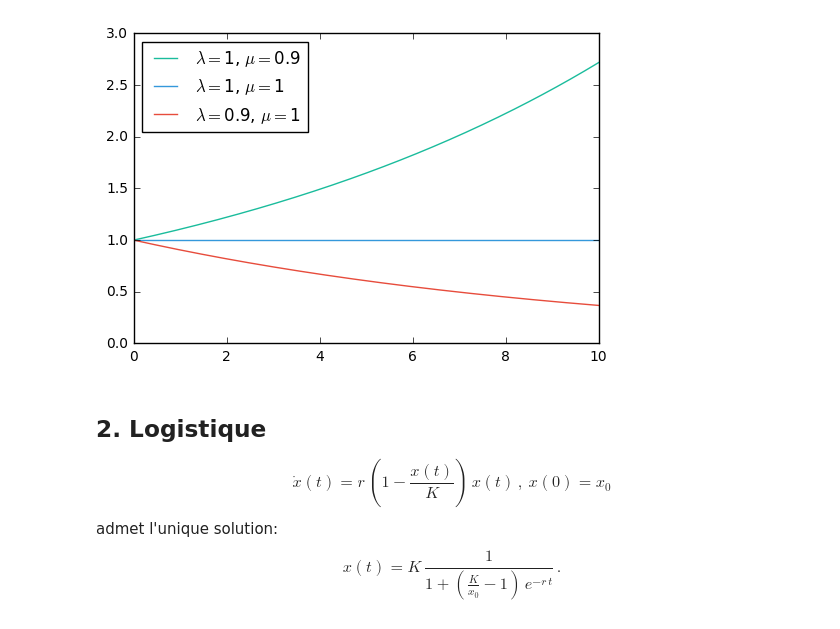
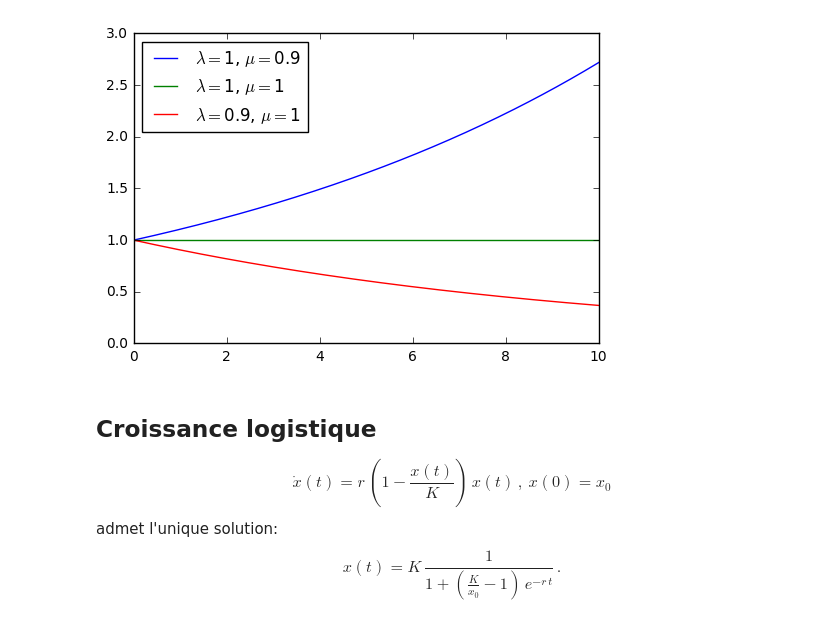
Before and after one commit to juliejj/systemes_dynamiques_agronomie, a Jupyter notebook: 1_premiers_modeles.ipynb, the cells around one changed output. Cells and saved outputs as stored; diff of their text form; code cells hidden in the pictures.

```diff
--- a/1_premiers_modeles.ipynb
+++ b/1_premiers_modeles.ipynb
@@ -37,28 +50,20 @@ population = lambda t: x0*np.exp((rb-rd)*t)
 # %%
 %matplotlib inline
 import matplotlib.pyplot as plt
 
-f_rouge, f_bleu, f_vert, f_alsphat = '#e74c3c', '#3498db', '#1abc9c', '#34495e'
-
 t0, t1 = 0, 10
-
 temps = np.linspace(t0,t1,200, endpoint=True)
 
-x0, rb, rd = 1, 1, 0.9
-legend1 = r'$\lambda=$'+str(rb)+r', $\mu=$'+str(rd)
-plt.plot(temps, population(temps), color=f_vert)
-x0, rb, rd = 1, 1, 1
-legend2 = r'$\lambda=$'+str(rb)+r', $\mu=$'+str(rd)
-plt.plot(temps, population(temps), color=f_bleu)
-x0, rb, rd = 1, 0.9, 1
-legend3 = r'$\lambda=$'+str(rb)+r', $\mu=$'+str(rd)
-plt.plot(temps, population(temps), color=f_rouge)
-plt.legend((legend1, legend2, legend3), loc='upper left')
+legende = []
+for [x0, rb, rd] in [[1, 1, 0.9], [1, 1, 1], [1, 0.9, 1]]:
+    plt.plot(temps, population(temps))
+    legende = legende + [r'$\lambda=$'+str(rb)+r', $\mu=$'+str(rd),]
+plt.legend(legende, loc='upper left')
 plt.show()
 # %% [output]
-[figure, old version]
+[figure, new version]
 # %% [markdown]
-## 2. Logistique
+## Croissance logistique
 $$
   \dot x(t) = r\,\left(1-\frac{x(t)}{K}\right)\,x(t)\,,\ x(0)=x_0
 $$
```
Also changed, not shown: parts of 6 cells of this notebook.
